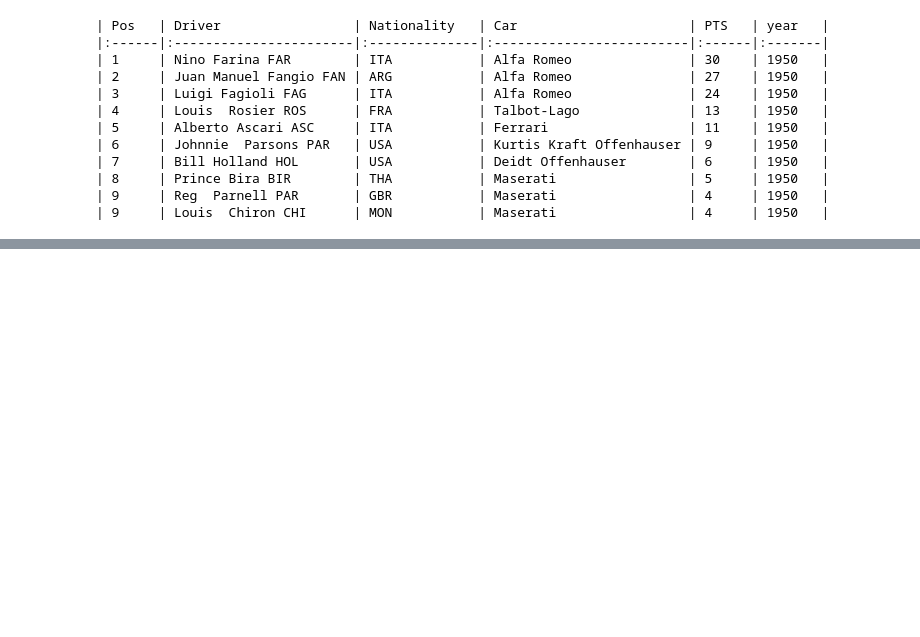
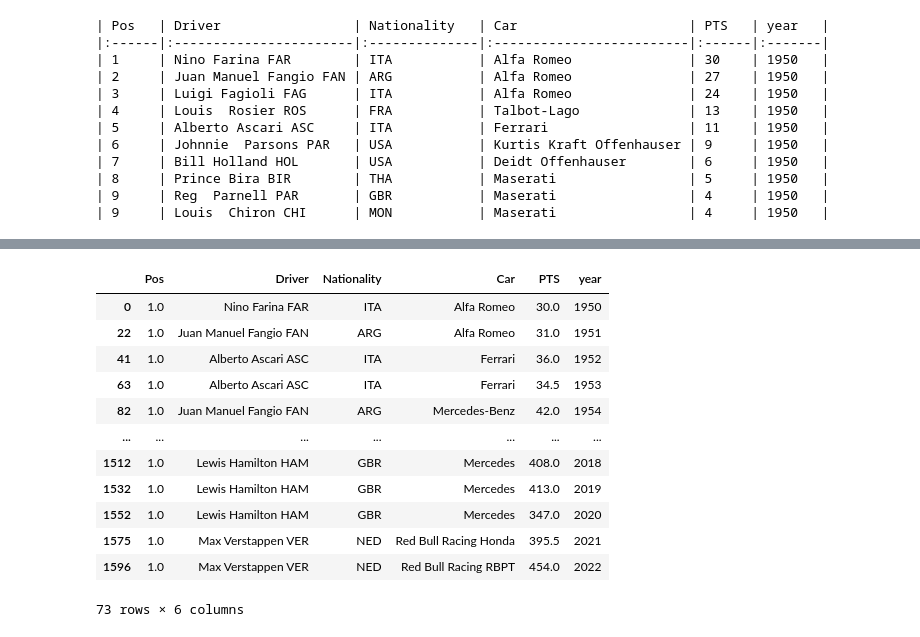
Before and after one commit to guz-vinueza/MLSupervisado, a Jupyter notebook: Clase 1- IntroCienciaDatos/C1_Exploracion_F1.ipynb, the cells around one changed output, grey strips where cells are left out. Cells and saved outputs as stored; diff of their text form; code cells hidden in the pictures; blank space fills up the shorter version.

```diff
--- a/Clase 1- IntroCienciaDatos/C1_Exploracion_F1.ipynb
+++ b/Clase 1- IntroCienciaDatos/C1_Exploracion_F1.ipynb
@@ -141,0 +218,18 @@ print(nationality_top_3_counts.to_markdown(index=False, numalign="left", stralig
+# %%
+# Top 10 de Pilotos con Carreras Ganadas
+races_won = df[df['Pos'] == 1]
+races_won
+# %% [output]
+|  | Pos | Driver | Nationality | Car | PTS | year |
+| 0 | 1.0 | Nino Farina FAR | ITA | Alfa Romeo | 30.0 | 1950 |
+| 22 | 1.0 | Juan Manuel Fangio FAN | ARG | Alfa Romeo | 31.0 | 1951 |
+| 41 | 1.0 | Alberto Ascari ASC | ITA | Ferrari | 36.0 | 1952 |
+| 63 | 1.0 | Alberto Ascari ASC | ITA | Ferrari | 34.5 | 1953 |
+| 82 | 1.0 | Juan Manuel Fangio FAN | ARG | Mercedes-Benz | 42.0 | 1954 |
+| ... | ... | ... | ... | ... | ... | ... |
+| 1512 | 1.0 | Lewis Hamilton HAM | GBR | Mercedes | 408.0 | 2018 |
+| 1532 | 1.0 | Lewis Hamilton HAM | GBR | Mercedes | 413.0 | 2019 |
+| 1552 | 1.0 | Lewis Hamilton HAM | GBR | Mercedes | 347.0 | 2020 |
+| 1575 | 1.0 | Max Verstappen VER | NED | Red Bull Racing Honda | 395.5 | 2021 |
+| 1596 | 1.0 | Max Verstappen VER | NED | Red Bull Racing RBPT | 454.0 | 2022 |
+73 rows × 6 columns
```
Also changed, not shown: parts of 24 cells of this notebook.
